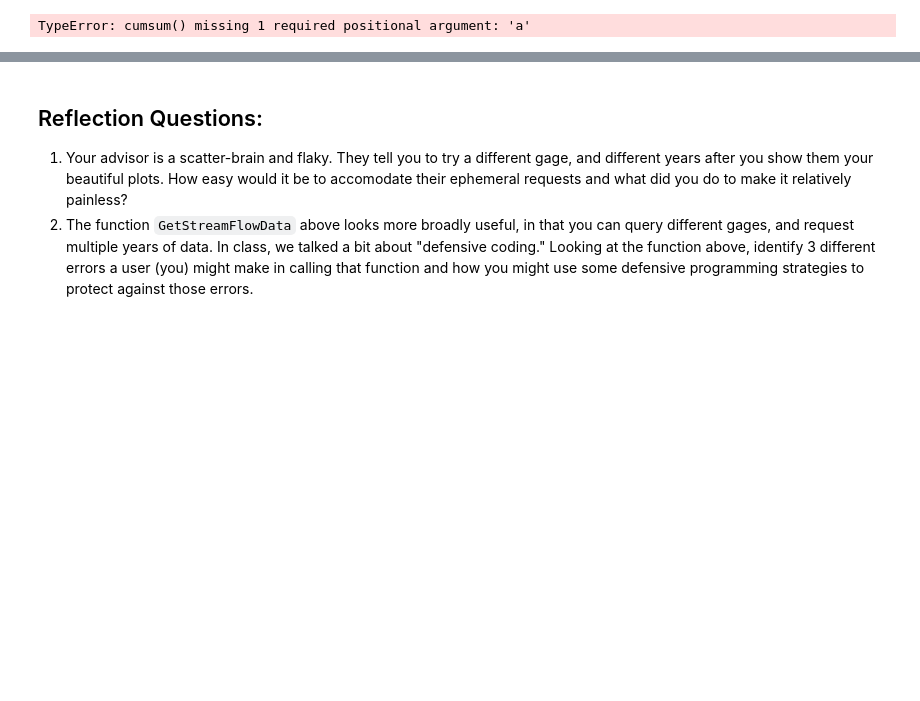
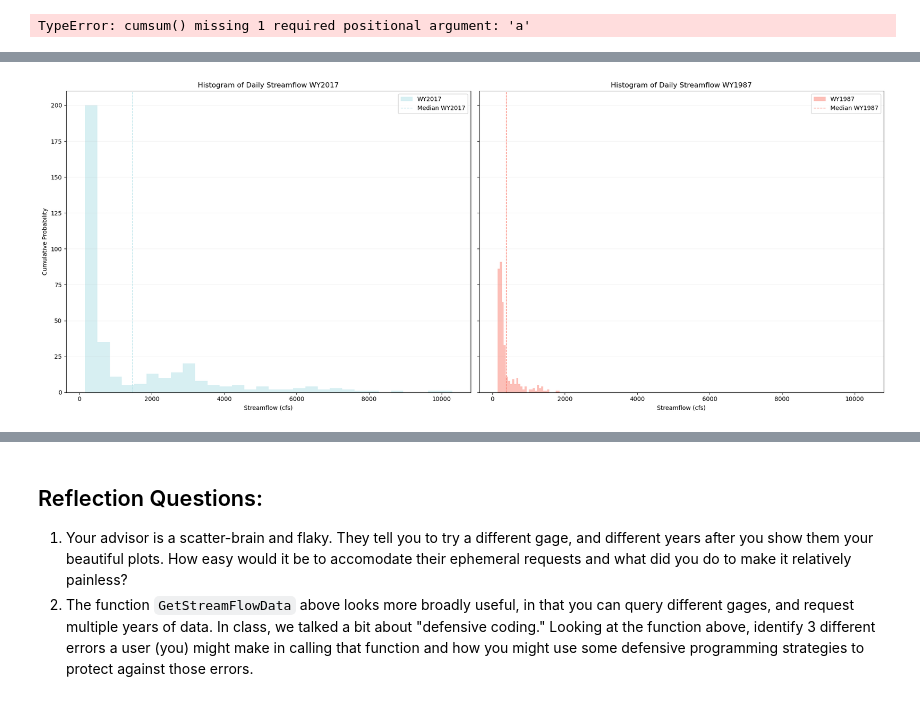
Before and after one commit to isabellawelk/iw-geos505, a Jupyter notebook: Unit 02/02.P Unit 02 Assignment.ipynb, the cells around one changed output, grey strips where cells are left out. Cells and saved outputs as stored; diff of their text form; code cells hidden in the pictures; blank space fills up the shorter version.

```diff
--- a/Unit 02/02.P Unit 02 Assignment.ipynb
+++ b/Unit 02/02.P Unit 02 Assignment.ipynb
@@ -108,0 +143,30 @@ TypeError: cumsum() missing 1 required positional argument: 'a'
+# %%
+# making two histograms side by side
+fig, ax = plt.subplots(1,2,figsize=(20,8), sharey=True, sharex=True)
+ax[0].hist(wy1_streamflow['q_cfs'], bins=30,alpha=0.5, label='WY2017', color='powderblue')
+ax[1].hist(wy2_streamflow['q_cfs'], bins=30, alpha=0.5, label='WY1987', color='salmon')
+
+# Add vertical lines for the mean streamflow
+ax[0].axvline(mean1, color='powderblue', alpha = 1, linestyle='dashed', linewidth=1, label='Median WY2017')
+ax[1].axvline(mean2, color='salmon', alpha = 1, linestyle='dashed', linewidth=1, label='Median WY1987')
+
+# add labels
+ax[0].set_xlabel('Streamflow (cfs)')
+ax[1].set_xlabel('Streamflow (cfs)')
+ax[0].set_ylabel('Cumulative Probability')
+ax[0].set_title('Histogram of Daily Streamflow WY2017')
+ax[1].set_title('Histogram of Daily Streamflow WY1987')
+
+ax[0].grid(axis='y', alpha=0.15)
+ax[1].grid(axis='y', alpha=0.15)
+
+
+ax[0].legend(loc='upper right')
+ax[1].legend(loc='upper right')
+
+plt.tight_layout()
+plt.show()
+
+#plt.savefig('DailyStreamflow_hist_sideby.png')
+# %% [output]
+[figure, added]
```
Also changed, not shown: parts of 8 cells of this notebook.
